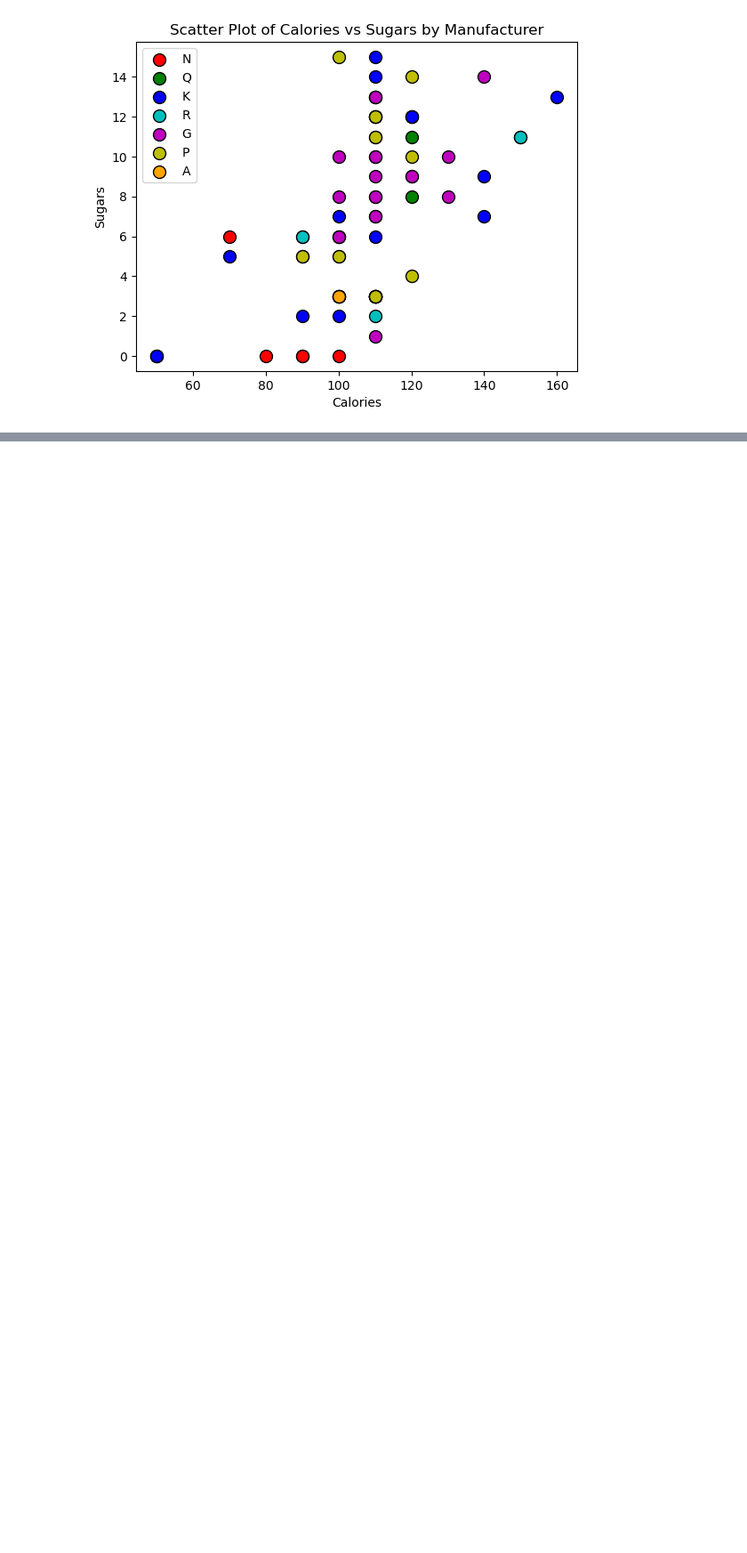
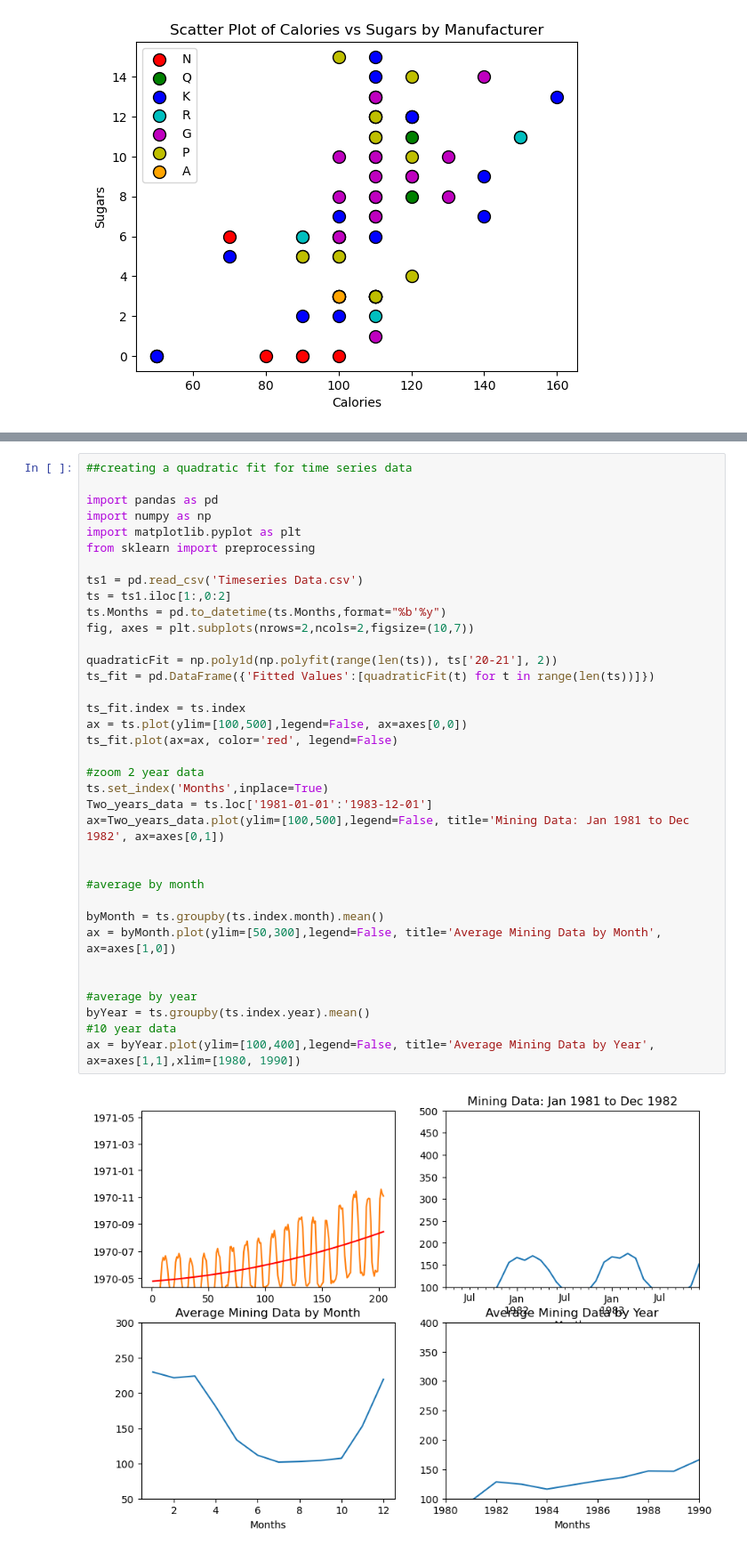
Before and after one commit to saketmathursg/personal_projects, a Jupyter notebook: dmba data/Learning_Project.ipynb, the cells around one changed output, grey strips where cells are left out. Shown at 89% size. Cells and saved outputs as stored; diff of their text form; blank space fills up the shorter version.

```diff
--- a/dmba data/Learning_Project.ipynb
+++ b/dmba data/Learning_Project.ipynb
@@ -68,0 +96,38 @@ plt.show()
+# %%
+##creating a quadratic fit for time series data
+
+import pandas as pd
+import numpy as np
+import matplotlib.pyplot as plt
+from sklearn import preprocessing
+
+ts1 = pd.read_csv('Timeseries Data.csv')
+ts = ts1.iloc[1:,0:2]
+ts.Months = pd.to_datetime(ts.Months,format="%b'%y")
+fig, axes = plt.subplots(nrows=2,ncols=2,figsize=(10,7))
+
+quadraticFit = np.poly1d(np.polyfit(range(len(ts)), ts['20-21'], 2))
+ts_fit = pd.DataFrame({'Fitted Values':[quadraticFit(t) for t in range(len(ts))]})
+
+ts_fit.index = ts.index
+ax = ts.plot(ylim=[100,500],legend=False, ax=axes[0,0])
+ts_fit.plot(ax=ax, color='red', legend=False)
+
+#zoom 2 year data
+ts.set_index('Months',inplace=True)
+Two_years_data = ts.loc['1981-01-01':'1983-12-01']
+ax=Two_years_data.plot(ylim=[100,500],legend=False, title='Mining Data: Jan 1981 to Dec 1982', ax=axes[0,1])
+
+
+#average by month
+
+byMonth = ts.groupby(ts.index.month).mean()
+ax = byMonth.plot(ylim=[50,300],legend=False, title='Average Mining Data by Month', ax=axes[1,0])
+
+
+#average by year
+byYear = ts.groupby(ts.index.year).mean()
+#10 year data
+ax = byYear.plot(ylim=[100,400],legend=False, title='Average Mining Data by Year', ax=axes[1,1],xlim=[1980, 1990])
+# %% [output]
+[figure, added]
```
Also changed, not shown: parts of 1 cell of this notebook, 1 other file.
